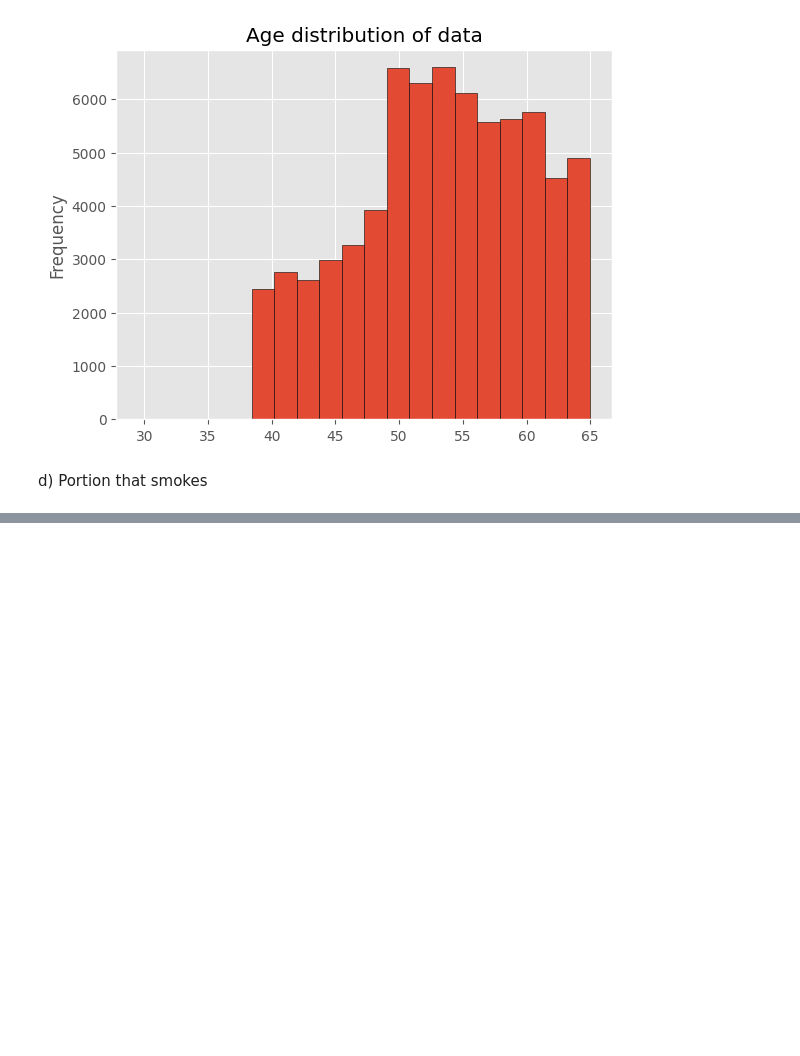
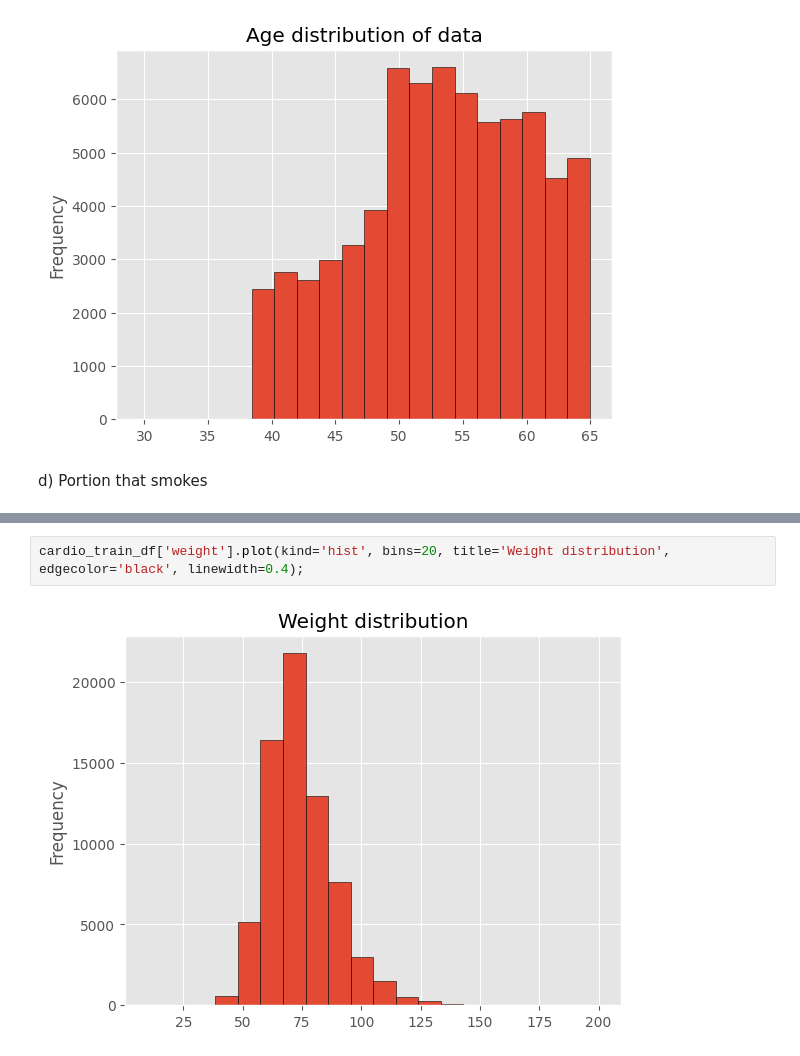
Before and after one commit to JoelOscarsson/Machine-Learning, a Jupyter notebook: Projects/Disease-Prediction.ipynb, the cells around one changed output, grey strips where cells are left out. Drawn from its saved outputs; the diff is of its cells as text; blank space fills up the shorter version.

```diff
--- a/Projects/Disease-Prediction.ipynb
+++ b/Projects/Disease-Prediction.ipynb
@@ -158,0 +195,4 @@ plt.title('Portion that smokes');
+# %%
+cardio_train_df['weight'].plot(kind='hist', bins=20, title='Weight distribution', edgecolor='black', linewidth=0.4);
+# %% [output]
+[figure, added]
```
Also changed, not shown: parts of 9 cells of this notebook.
